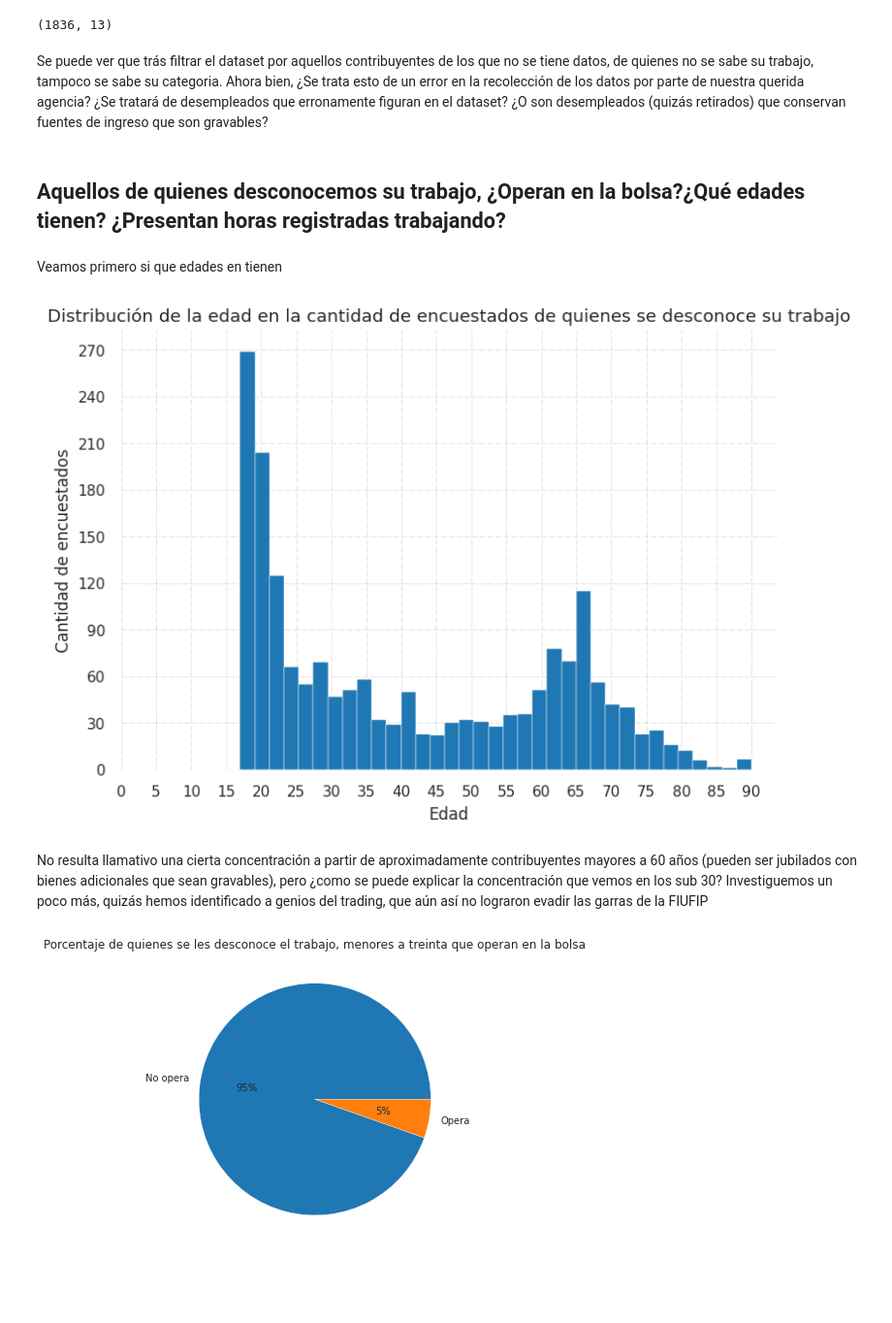
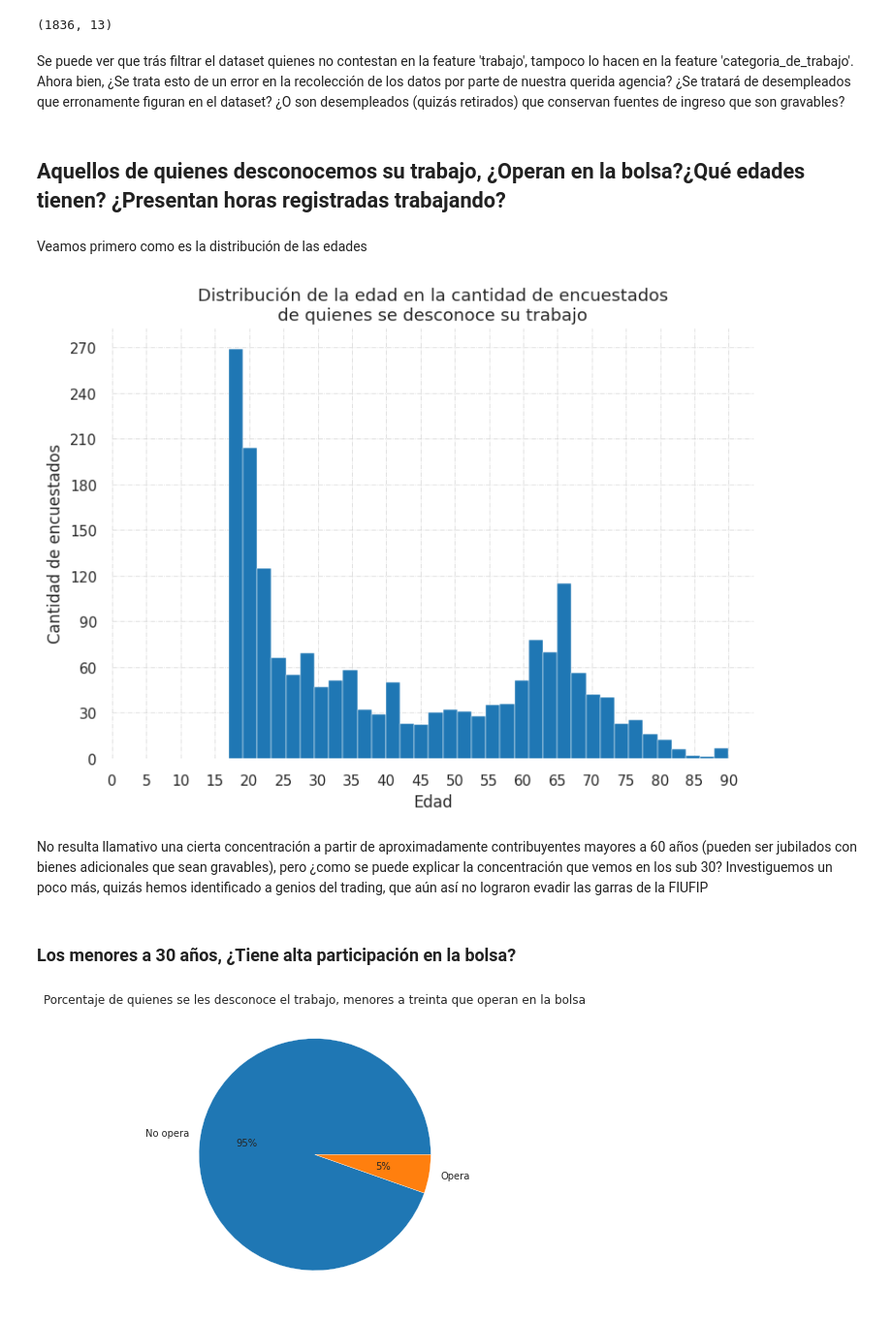
Before and after one commit to fjpacheco/machine-learning, a Jupyter notebook: notebook_definitivo.ipynb, the cells around one changed output. Shown at 97% size. Drawn from its saved outputs; the diff is of its cells as text; code cells hidden in the pictures; blank space fills up the shorter version.

```diff
--- a/notebook_definitivo.ipynb
+++ b/notebook_definitivo.ipynb
@@ -183,28 +182,30 @@ dataset_sin_contestar.shape
 # %% [output]
 (1836, 13)
 # %% [markdown]
-Se puede ver que trás filtrar el dataset por aquellos contribuyentes de los que no se tiene datos, de quienes no se sabe su trabajo, tampoco se sabe su categoria. Ahora bien, ¿Se trata esto de un error en la recolección de los datos por parte de nuestra querida agencia? ¿Se tratará de desempleados que erronamente figuran en el dataset? ¿O son desempleados (quizás retirados) que conservan fuentes de ingreso que son gravables?
+Se puede ver que trás filtrar el dataset quienes no contestan en la feature 'trabajo', tampoco lo hacen en la feature 'categoria_de_trabajo'. Ahora bien, ¿Se trata esto de un error en la recolección de los datos por parte de nuestra querida agencia? ¿Se tratará de desempleados que erronamente figuran en el dataset? ¿O son desempleados (quizás retirados) que conservan fuentes de ingreso que son gravables?
 # %% [markdown]
 ## Aquellos de quienes desconocemos su trabajo,  ¿Operan en la bolsa?¿Qué edades tienen? ¿Presentan horas registradas trabajando?
-# %% [markdown]
-Veamos primero si que edades en tienen
+# %% [markdown]
+Veamos primero como es la distribución de las edades
 # %%
 plt.figure(dpi=110)
 bins_deseados = int(dataset_sin_contestar.edad.nunique()/2)
 plt.hist(dataset_sin_contestar.edad, bins=bins_deseados, label="Edad")
 
-plt.title("Distribución de la edad en la cantidad de encuestados de quienes se desconoce su trabajo")
+plt.title("Distribución de la edad en la cantidad de encuestados\nde quienes se desconoce su trabajo")
 plt.ylabel("Cantidad de encuestados")
 plt.xlabel("Edad")
 plt.xticks(np.arange(0,95, 5))
 plt.yticks(np.arange(0,300, 30))
 plt.grid(b = True, color ='grey', linestyle ='-.', linewidth = 0.5, alpha = 0.3)
 
 plt.show()
 # %% [output]
-[figure, old version]
+[figure, new version]
 # %% [markdown]
 No resulta llamativo una cierta concentración a partir de aproximadamente contribuyentes mayores a 60 años (pueden ser jubilados con bienes adicionales que sean gravables), pero ¿como se puede explicar la concentración que vemos en los sub 30? Investiguemos un poco más, quizás hemos identificado a genios del trading, que aún así no lograron evadir las garras de la FIUFIP
+# %% [markdown]
+### Los menores a 30 años, ¿Tiene alta participación en la bolsa?
 # %%
 menores_a_treinta = dataset_sin_contestar[dataset_sin_contestar['edad'] <= 30]
 porcentaje_que_opera = (menores_a_treinta['suma_declarada_bolsa_argentina'] != 0).value_counts(normalize=True)
```
Also changed, not shown: parts of 17 cells of this notebook, 3 other files.
